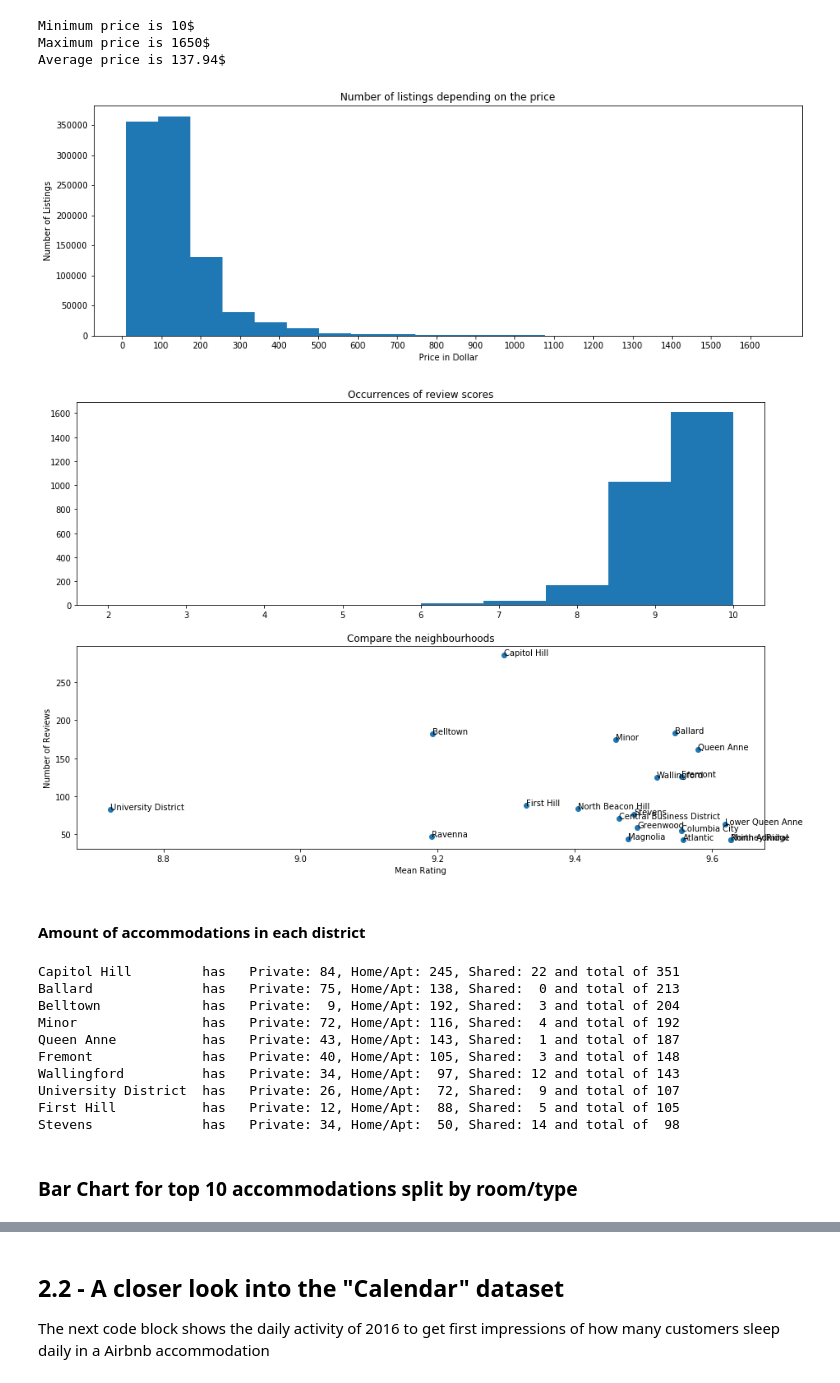
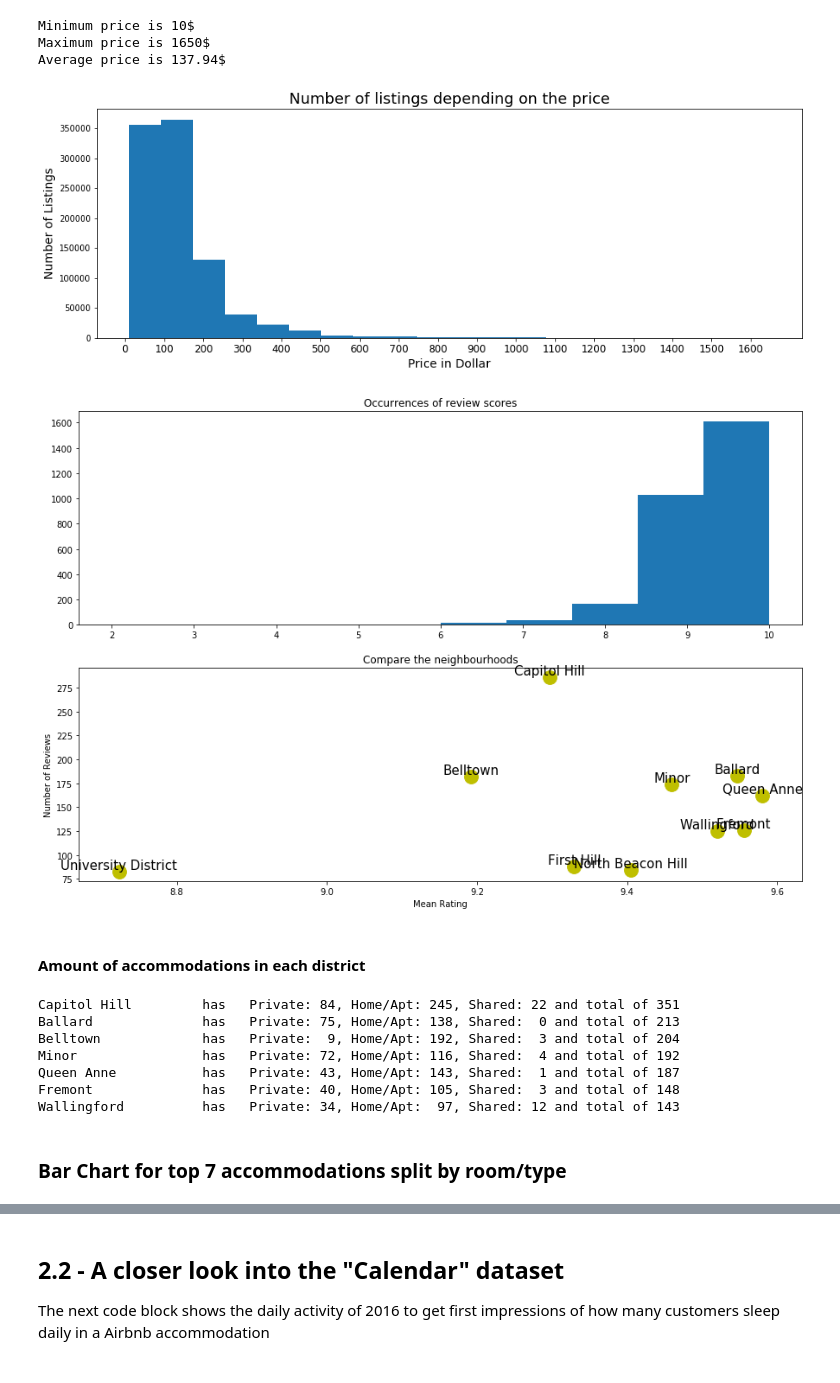
Before and after one commit to Mavengence/Kaggle-Seattle-Airbnb-Analysis-IS4861-Assignment, a Jupyter notebook: IS4861_group_project_airbnb.ipynb, the cells around one changed output, grey strips where cells are left out. Drawn from its saved outputs; the diff is of its cells as text; code cells hidden in the pictures.

```diff
--- a/IS4861_group_project_airbnb.ipynb
+++ b/IS4861_group_project_airbnb.ipynb
@@ -242,40 +242,39 @@ mean_price = dataset_int.groupby(dataset_int.index).mean()['price_y']
 
 plt.figure(figsize=(15,5))
 plt.hist(mean_price, bins=20)
-plt.xticks(np.arange(0, max_price, step=100))
-plt.ylabel('Number of Listings')
-plt.xlabel('Price in Dollar')
-plt.title('Number of listings depending on the price')
+plt.xticks(np.arange(0, max_price, step=100), fontsize=12)
+plt.ylabel('Number of Listings', fontsize=14)
+plt.xlabel('Price in Dollar', fontsize=14)
+plt.title('Number of listings depending on the price', fontsize=18)
 plt.show()
 # %% [output]
-[figure, old version]
+[figure, new version]
 # %%
 # Sort, Sum and ocunt the ratings of all the citys
-
-x = sorted(rating.items(), key=lambda x: x[1])[::-1][:20]
+x = sorted(rating.items(), key=lambda x: x[1])[::-1][:10]
 names = [x[0] for x in x]
 x_sum = [x[1][0] for x in x]
 y_count = [x[1][1] for x in x]
 x_mean = []
 
 for x, y in zip(x_sum, y_count):
     x_mean.append(x/y)
 
 fig, (ax1, ax2) = plt.subplots(nrows=2, ncols=1, figsize=(15,10))
 
 ax1.hist(label)
 ax1.set_title("Occurrences of review scores")
 
 for i, name in enumerate(names):
-    ax2.annotate(name, (x_mean[i], y_count[i]))
+    ax2.annotate(name, (x_mean[i], y_count[i]), fontsize=15, va='bottom', ha='center')
 
-ax2.scatter(x_mean, y_count)
+ax2.scatter(x_mean, y_count, marker=".", c='y',s=1000)
 ax2.set_title("Compare the neighbourhoods")
 ax2.set_ylabel("Number of Reviews")
 ax2.set_xlabel("Mean Rating")
 plt.show()
 # %% [output]
-[figure, old version]
+[figure, new version]
 # %% [markdown]
 #### Amount of accommodations in each district
 # %%
@@ -305,7 +304,7 @@ for hood in hoods:
 
 x_count = []
 
-for town, count in sorted_neighbourhoods[:10]:
+for town, count in sorted_neighbourhoods[:7]:
     x_count.append(count)
 # %% [output]
 Capitol Hill         has   Private: 84, Home/Apt: 245, Shared: 22 and total of 351
@@ -315,11 +314,8 @@ Minor                has   Private: 72, Home/Apt: 116, Shared:  4 and total of 1
 Queen Anne           has   Private: 43, Home/Apt: 143, Shared:  1 and total of 187
 Fremont              has   Private: 40, Home/Apt: 105, Shared:  3 and total of 148
 Wallingford          has   Private: 34, Home/Apt:  97, Shared: 12 and total of 143
-University District  has   Private: 26, Home/Apt:  72, Shared:  9 and total of 107
-First Hill           has   Private: 12, Home/Apt:  88, Shared:  5 and total of 105
-Stevens              has   Private: 34, Home/Apt:  50, Shared: 14 and total of  98
 # %% [markdown]
-### Bar Chart for top 10 accommodations split by room/type
+### Bar Chart for top 7 accommodations split by room/type
 # %%
 # data to plot
 n_groups = len(hoods)
```
Also changed, not shown: parts of 12 cells of this notebook, 29 other files.
